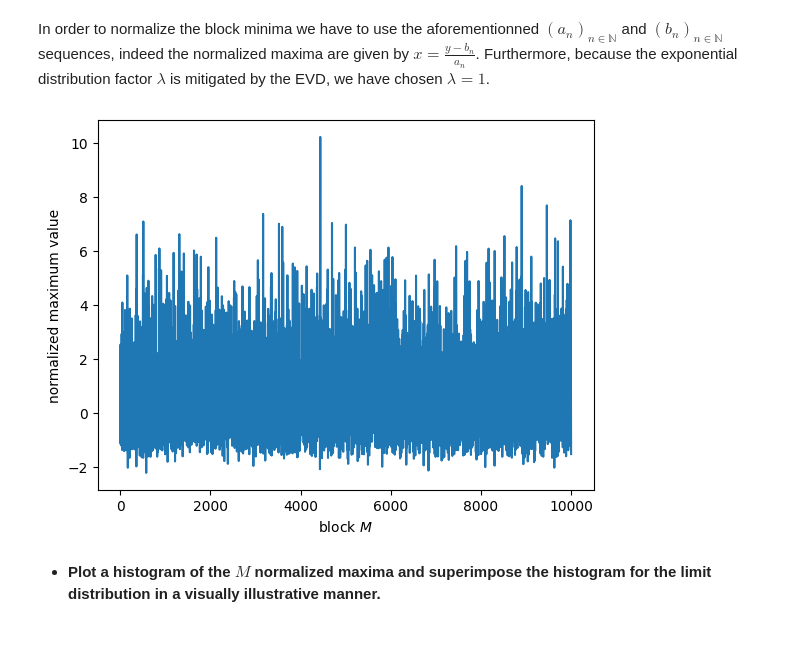
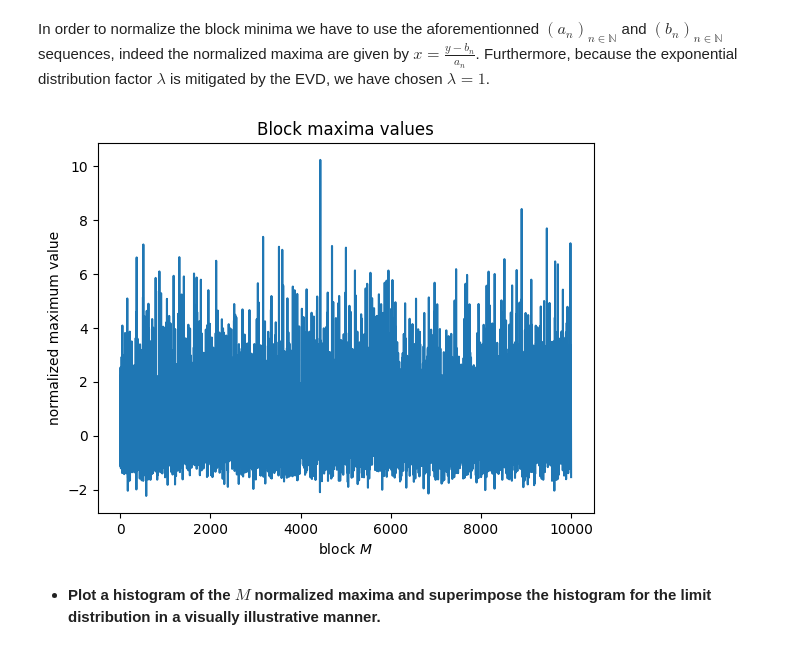
Before and after one commit to kerrianlc/EVT, a Jupyter notebook: homework1.ipynb, the cells around one changed output. Drawn from its saved outputs; the diff is of its cells as text; code cells hidden in the pictures.

```diff
--- a/homework1.ipynb
+++ b/homework1.ipynb
@@ -26,12 +26,13 @@ In order to normalize the block minima we have to use the aforementionned $(a_n)
 # %%
 block_maxima_normalized_exp = (block_maxima_exp - np.log(n))
 
 plt.plot(block_maxima_normalized_exp)
 plt.ylabel("normalized maximum value")
 plt.xlabel("block $M$")
+plt.title("Block maxima values")
 plt.show()
 # %% [output]
-[figure, old version]
+[figure, new version]
 # %% [markdown]
 - **Plot a histogram of the $M$ normalized maxima and superimpose the histogram for the limit distribution in a visually illustrative manner.**
 # %%
```
Also changed, not shown: parts of 4 cells of this notebook.
